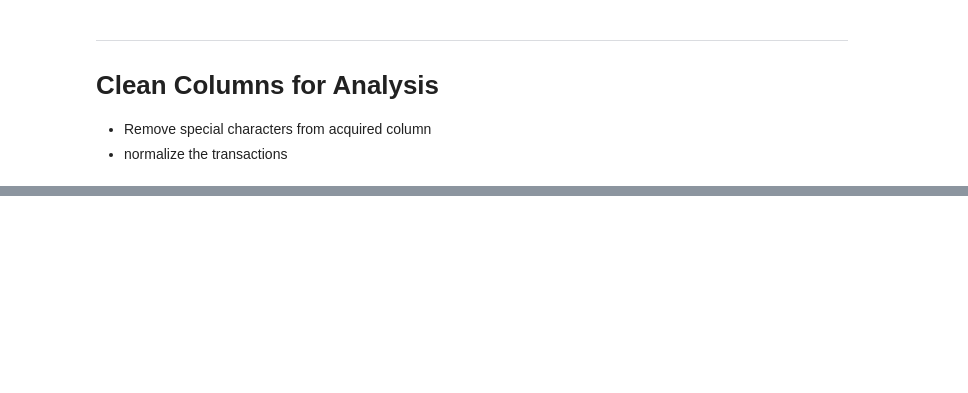
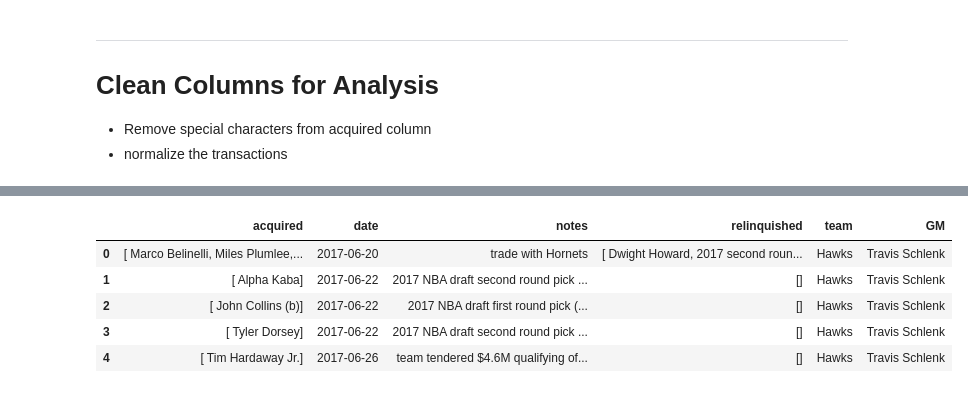
Before and after one commit to rberns28/NBA-GM-Scorer, a Jupyter notebook: ProjectV1.ipynb, the cells around one changed output, grey strips where cells are left out. Cells and saved outputs as stored; diff of their text form; code cells hidden in the pictures; blank space fills up the shorter version.

```diff
--- a/ProjectV1.ipynb
+++ b/ProjectV1.ipynb
@@ -135,0 +147,12 @@ gmCnt2.set_title("Count of Transaction by GM")
+# %%
+newDat = finalDat
+newDat['acquired'] = newDat['acquired'].astype('str').str.replace('•','|').str.strip().map(lambda x: x.split('|')[1:])
+newDat['relinquished'] = newDat['relinquished'].astype('str').str.replace('•','|').str.strip().map(lambda x: x.split('|')[1:])
+newDat.head()
+# %% [output]
+|  | acquired | date | notes | relinquished | team | GM |
+| 0 | [ Marco Belinelli, Miles Plumlee,... | 2017-06-20 | trade with Hornets | [ Dwight Howard, 2017 second roun... | Hawks | Travis Schlenk |
+| 1 | [ Alpha Kaba] | 2017-06-22 | 2017 NBA draft second round pick ... | [] | Hawks | Travis Schlenk |
+| 2 | [ John Collins (b)] | 2017-06-22 | 2017 NBA draft first round pick (... | [] | Hawks | Travis Schlenk |
+| 3 | [ Tyler Dorsey] | 2017-06-22 | 2017 NBA draft second round pick ... | [] | Hawks | Travis Schlenk |
+| 4 | [ Tim Hardaway Jr.] | 2017-06-26 | team tendered $4.6M qualifying of... | [] | Hawks | Travis Schlenk |
```
Also changed, not shown: parts of 6 cells of this notebook.
